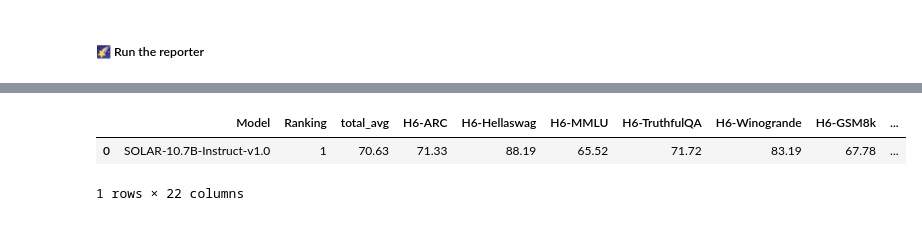
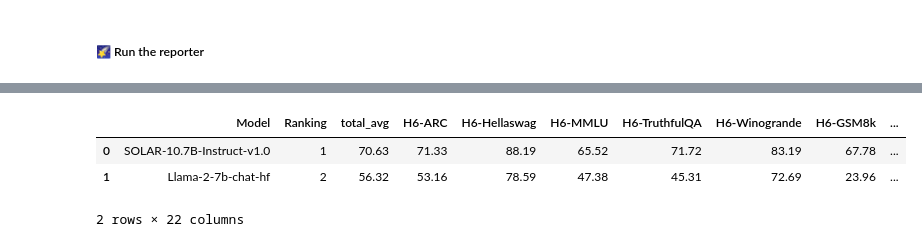
Before and after one commit to UpstageAI/evalverse, a Jupyter notebook: examples/01_basic_usage.ipynb, the cells around one changed output, grey strips where cells are left out. Saved outputs shown, nothing was run; the diff lists cells and outputs as text; code cells hidden in the pictures.

```diff
--- a/examples/01_basic_usage.ipynb
+++ b/examples/01_basic_usage.ipynb
@@ -62,7 +50,7 @@ reporter.update_db(save=True)
 # %% [markdown]
 ##### 🌠 Run the reporter
 # %%
-model_list = ["SOLAR-10.7B-Instruct-v1.0"]
+model_list = ["SOLAR-10.7B-Instruct-v1.0", "Llama-2-7b-chat-hf"]
 benchmark_list = ["h6_en", "mt_bench", "ifeval", "eq_bench"]
 
 reporter.run(model_list=model_list, benchmark_list=benchmark_list)
@@ -72,3 +59,4 @@ reporter.run(model_list=model_list, benchmark_list=benchmark_list)
 |  | Model | Ranking | total_avg | H6-ARC | H6-Hellaswag | H6-MMLU | H6-TruthfulQA | H6-Winogrande | H6-GSM8k | ... |
 | 0 | SOLAR-10.7B-Instruct-v1.0 | 1 | 70.63 | 71.33 | 88.19 | 65.52 | 71.72 | 83.19 | 67.78 | ... |
+| 1 | Llama-2-7b-chat-hf | 2 | 56.32 | 53.16 | 78.59 | 47.38 | 45.31 | 72.69 | 23.96 | ... |
-1 rows × 22 columns
+2 rows × 22 columns
```
Also changed, not shown: parts of 3 cells of this notebook, 17 other files.
